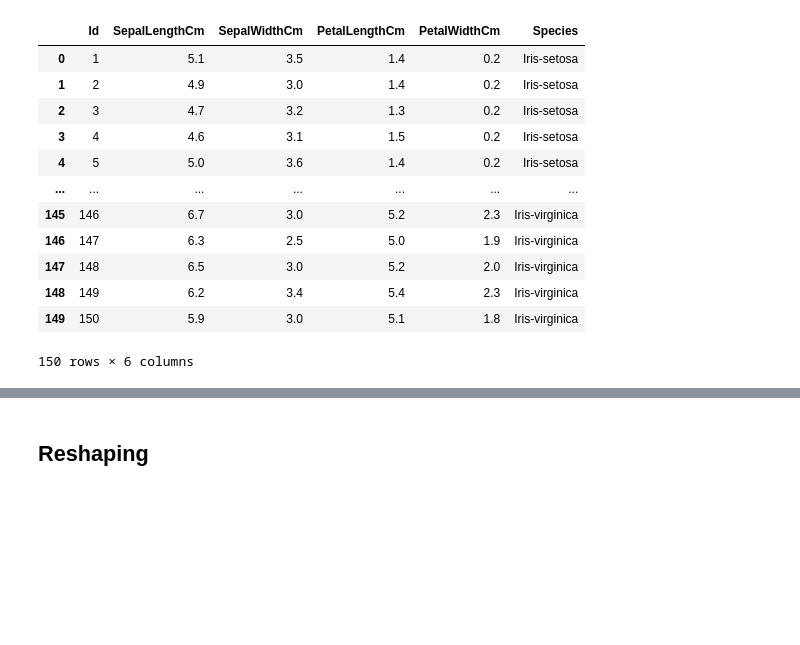
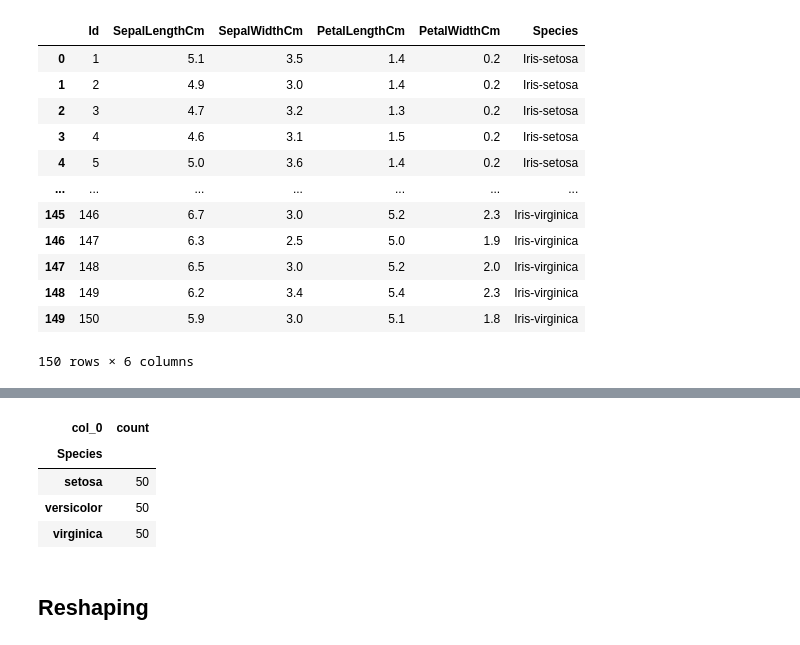
Before and after one commit to IsabelManiega/Python_avanzado, a Jupyter notebook: temario/4_Tema_ Pandas y Numpy.ipynb, the cells around one changed output, grey strips where cells are left out. Cells and saved outputs as stored; diff of their text form; code cells hidden in the pictures; blank space fills up the shorter version.

```diff
--- a/temario/4_Tema_ Pandas y Numpy.ipynb
+++ b/temario/4_Tema_ Pandas y Numpy.ipynb
@@ -1141,3 +1158,11 @@ SyntaxError: unexpected character after line continuation character (2286897762.
+# %%
+pd.crosstab(index=iris["Species"],  columns="count")
+# %% [output]
+| col_0 | count |
+| Species |  |
+| setosa | 50 |
+| versicolor | 50 |
+| virginica | 50 |
 # %% [markdown]
 ## Reshaping
 # %% [markdown]
```
Also changed, not shown: parts of 55 cells of this notebook, 1 other file.
